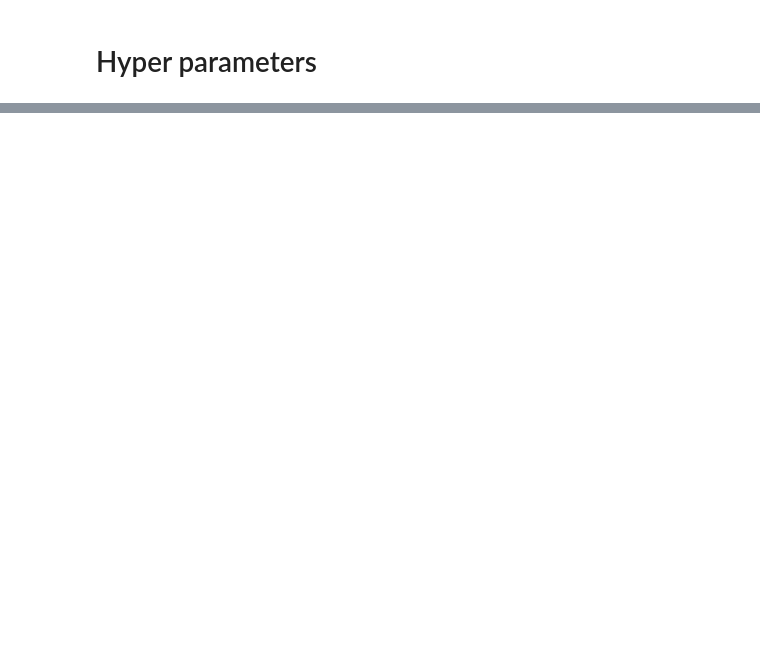
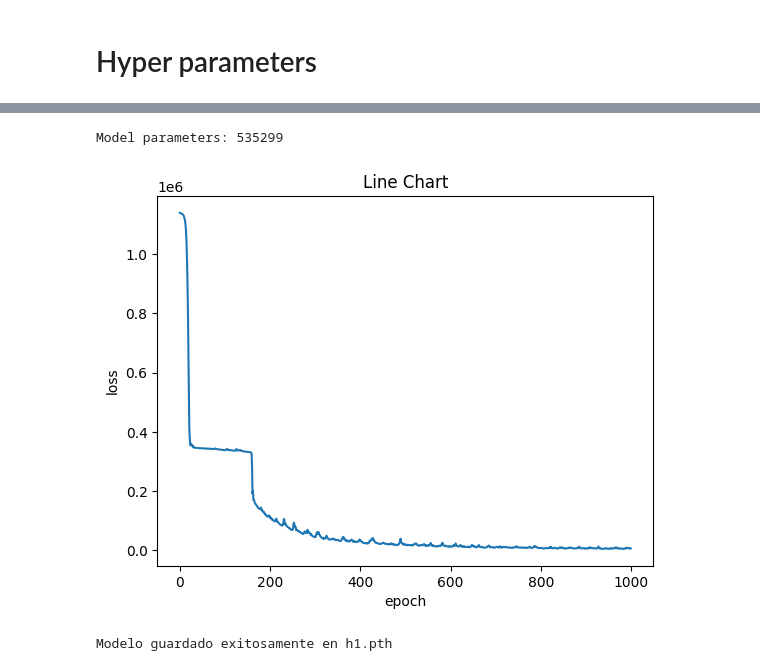
Before and after one commit to Lingfeng555/moe_edging, a Jupyter notebook: h.ipynb, the cells around one changed output, grey strips where cells are left out. Cells and saved outputs as stored; diff of their text form; code cells hidden in the pictures; blank space fills up the shorter version.

```diff
--- a/h.ipynb
+++ b/h.ipynb
@@ -42,4 +42,4 @@ if torch.cuda.is_available():
     print("Using cuda cores")
     model.cuda()
 
-dataset = NEUDataset(set="train", seed=555, scale=0.5)
+dataset = NEUDataset(set="train", seed=555, scale=0.5, best_param=True)
@@ -85,6 +89,6 @@ def train(model):
         avg_loss = total_loss / num_batches
         loss_record.append(avg_loss)
         print(f"Epoch [{epoch + 1}/{EPOCH}], Loss: {avg_loss:.4f}")
-    return loss, model
+    return loss_record, model
 
 loss, model = train(model)
@@ -91,10 +113,19 @@ loss, model = train(model)
+# %%
+total_parametros = sum(p.numel() for p in model.parameters())
+print(f"Model parameters: {total_parametros}")
+# %% [output]
+Model parameters: 535299
 # %%
-plt.plot(loss)           # Dibuja gráfico de línea
-plt.title("Line Chart")  # Título del gráfico
-plt.xlabel("Índice")     # Etiqueta eje x
-plt.ylabel("Valor")      # Etiqueta eje y
-plt.show()               # Muestra el gráfico
+plt.plot(loss)
+plt.title("Line Chart")
+plt.xlabel("epoch")
+plt.ylabel("loss")
+plt.show()
+# %% [output]
+[figure, added]
 # %%
 # Guardar solo la red neuronal en un archivo .pth
 #torch.save(model.state_dict(), "h1.pth")
-#print("Modelo guardado exitosamente en h1.pth")
+print("Modelo guardado exitosamente en h1.pth")
+# %% [output]
+Modelo guardado exitosamente en h1.pth
```
Also changed, not shown: parts of 13 cells of this notebook, 2 other files.
